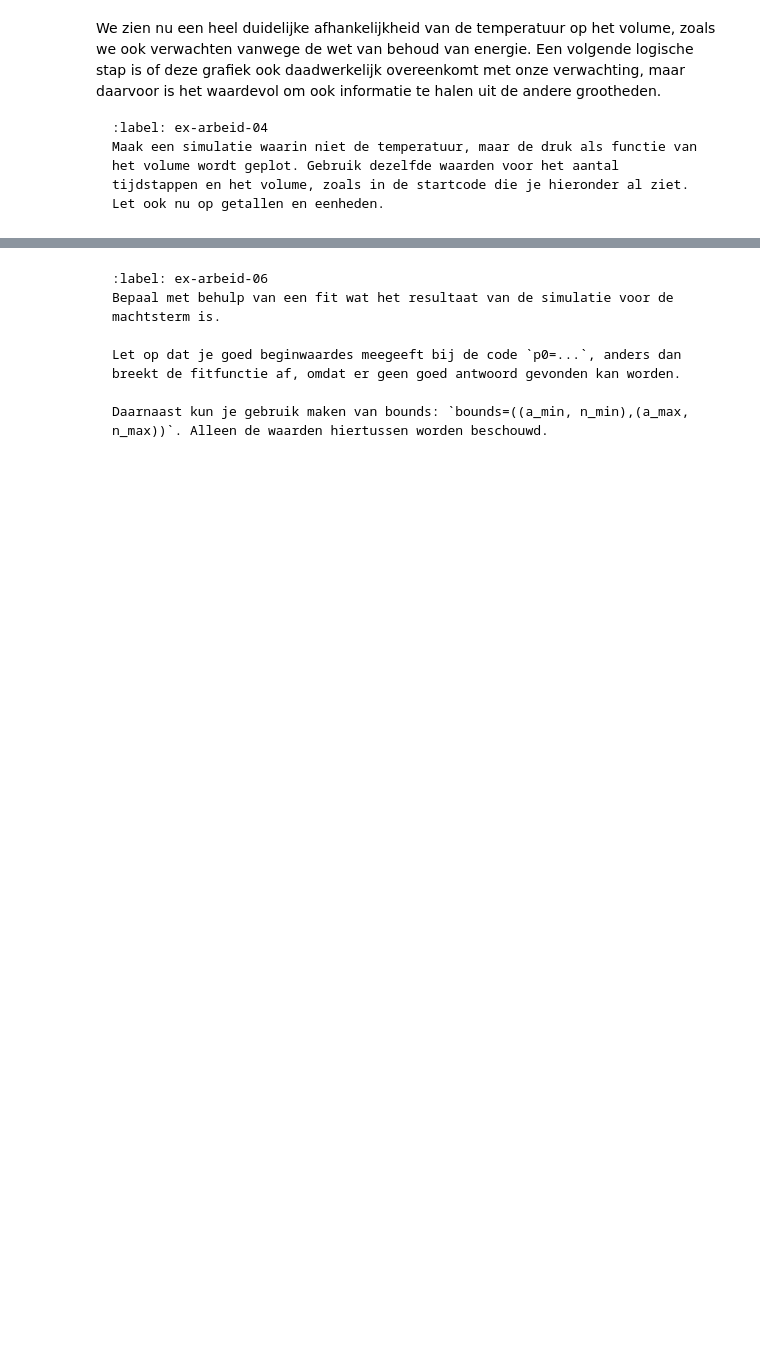
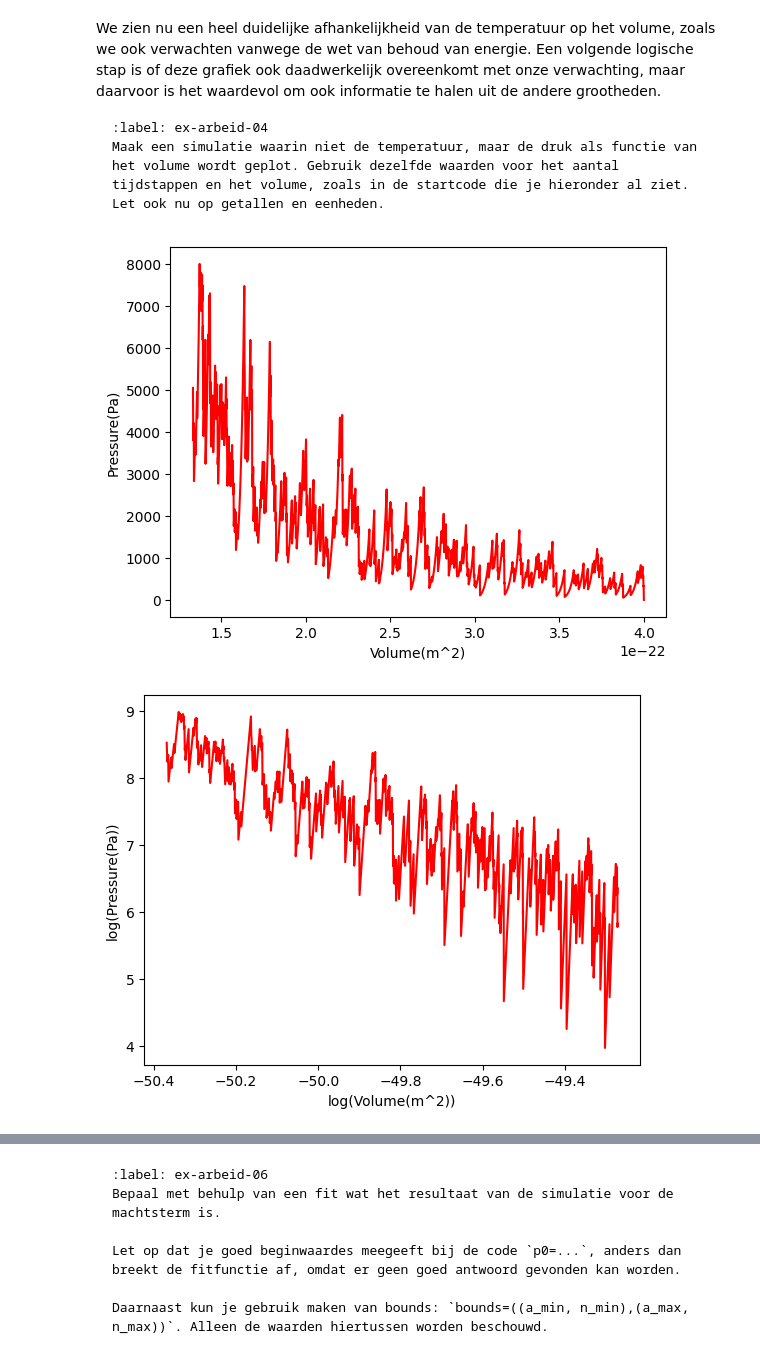
Before and after one commit to srimanp07/SrimanAbel, a Jupyter notebook: Content/PySim/7_arbeid.ipynb, the cells around one changed output, grey strips where cells are left out. Drawn from its saved outputs; the diff is of its cells as text; code cells hidden in the pictures; blank space fills up the shorter version.

```diff
--- a/Content/PySim/7_arbeid.ipynb
+++ b/Content/PySim/7_arbeid.ipynb
@@ -342,22 +355,40 @@ Maak een simulatie waarin niet de temperatuur, maar de druk als functie van het
 # %%
 # breid deze code uit met jouw antwoord
 
 num_steps = round(2/3 * BOX_SIZE_0 / (2 * -V_PISTON_0 * DT))
+
 particles = []
 volumes = np.zeros(num_steps, dtype=float)
 pressures = np.zeros(num_steps, dtype=float)
 
 pressure = 0.0
 box_length = BOX_SIZE_0         # zetten zuiger terug
 v_piston = V_PISTON_0
 create_particles(particles)     # resetten deeltjes
 
 for i in range(num_steps):
     take_time_step(particles)
+    volumes[i] = box_length * box_height
+    pressures[i] = pressure
     # RUIMTE VOOR UITWERKING
 #your code/answer
 
 # PLOT GRAFIEK
+plt.figure()
+plt.xlabel('Volume(m^2)')
+plt.ylabel('Pressure(Pa)')
+
+pressures = np.asarray(pressures)
+
+plt.plot(volumes, pressures, '-r')
+plt.figure()
+plt.plot(np.log(volumes), np.log(pressures), '-r')
+plt.xlabel('log(Volume(m^2))')
+plt.ylabel('log(Pressure(Pa))')
+plt.show()
+# %% [output]
+[figure, added]
+[figure, added]
 # %% [markdown]
 Als je simulatie klopt heeft deze grafiek de vorm van een machtsfunctie met een negatieve exponent.
 
```
Also changed, not shown: parts of 15 cells of this notebook.
